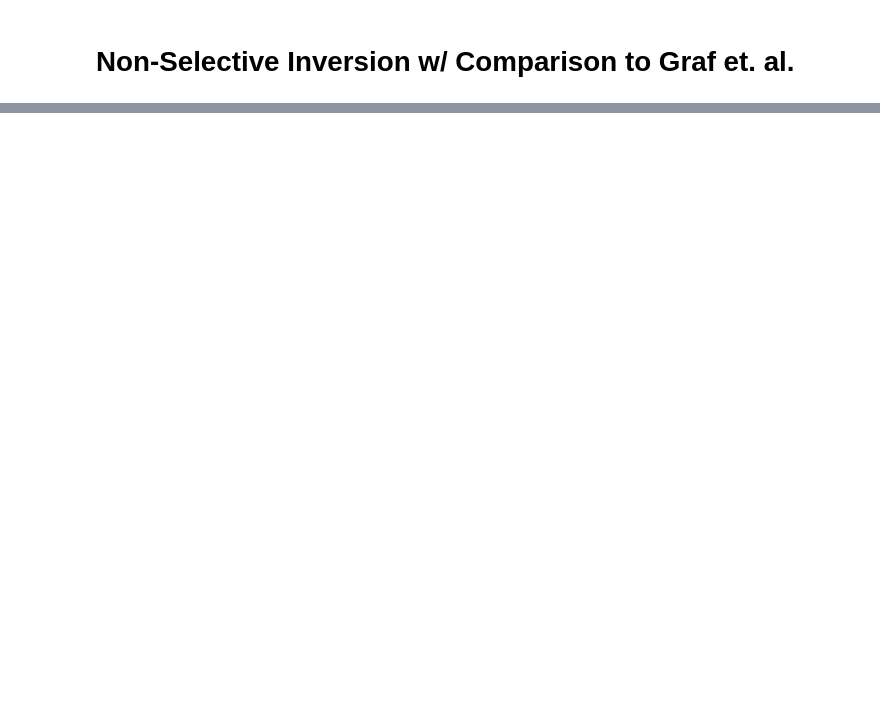
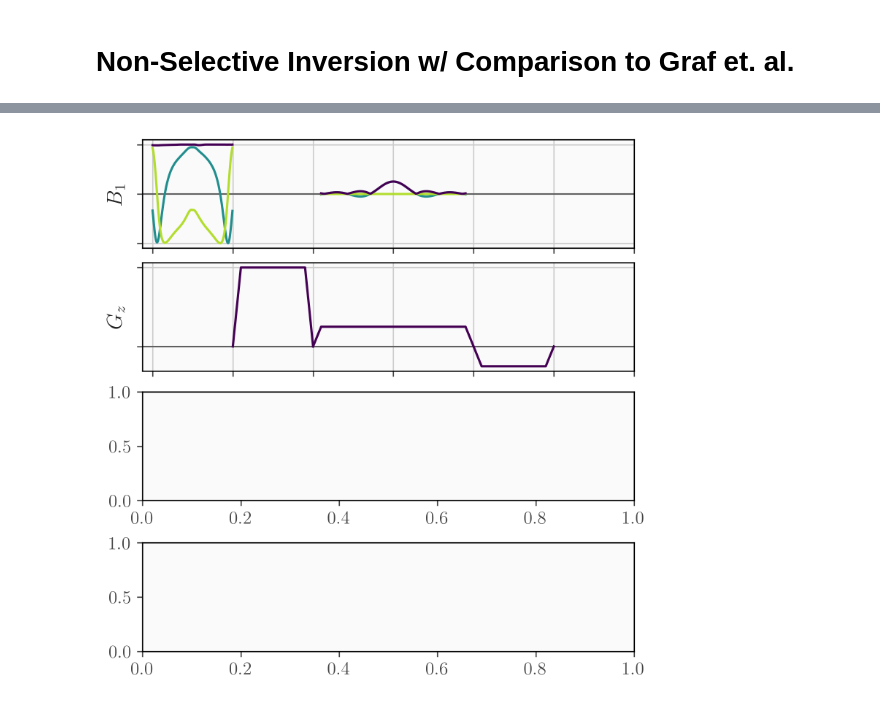
Before and after one commit to AdaptiveMRILab/constrained_inversion_mrm, a Jupyter notebook: plot_pulses.ipynb, the cells around one changed output, grey strips where cells are left out. Cells and saved outputs as stored; diff of their text form; code cells hidden in the pictures; blank space fills up the shorter version.

```diff
--- a/plot_pulses.ipynb
+++ b/plot_pulses.ipynb
@@ -252,0 +257,78 @@ with h5py.File(data_file,'r') as F:
+# %%
+data_dir = 'data/nonsel_20250313_163627'
+data_file = os.path.join(data_dir, 'eval_data.h5')
+p = 2
+with h5py.File(data_file,'r') as F:
+    rf = np.array(F['pulse_%i'%(p)], dtype=np.complex128)
+    # z = np.zeros((1,), dtype=rf.dtype)
+    # rf = np.concatenate([z, rf, z], axis=0)
+    tv = np.linspace(0, 1, rf.size, endpoint=False)
+
+x1 = [1, 1.1, 1.9, 2.0]
+y1 = [0, 1, 1, 0]
+
+x2 = [2, 2.1, 3.9, 4.0]
+y2 = [0, 0.25, 0.25, 0]
+
+x3 = [4.0, 4.1, 4.9, 5.0]
+y3 = [0, -0.25, -0.25, 0]
+
+nsincpoints = 100
+tvs = np.linspace(-np.pi, np.pi, nsincpoints)
+x_exc = np.linspace(x2[1], x2[2], nsincpoints)
+rf_exc = np.sinc(tvs) * 0.25 * np.max(np.abs(rf))
+
+xmin = -0.125
+xmax = 6
+axis_color = '#5f5f5f'
+
+fig,ax = plt.subplots(4, 1, figsize=(5,5), dpi=300, constrained_layout=True)
+
+ax[0].plot([xmin, xmax], [0,0], color=axis_color, linewidth=1)
+ax[0].plot(tv, np.real(rf), color=colors[1])
+ax[0].plot(tv, np.imag(rf), color=colors[2])
+ax[0].plot(tv, np.abs(rf), color=colors[0])
+ax[0].plot(x_exc, np.real(rf_exc), color=colors[1])
+ax[0].plot(x_exc, np.imag(rf_exc), color=colors[2])
+ax[0].plot(x_exc, np.abs(rf_exc), color=colors[0])
+# ax[0].set_xticks([])
+ax[0].set_xticklabels([])
+# ax[0].set_yticks([])
+ax[0].set_yticklabels([])
+ax[0].set_ylabel(r'$B_1$')
+ax[0].set_xlim(xmin, xmax)
+ax[0].grid()
+
+ax[1].plot([xmin, xmax], [0,0], color=axis_color, linewidth=1)
+ax[1].plot(x1, y1, color=colors[0])
+ax[1].plot(x2, y2, color=colors[0])
+ax[1].plot(x3, y3, color=colors[0])
+# ax[1].set_xticks([])
+ax[1].set_xticklabels([])
+# ax[1].set_yticks([])
+ax[1].set_yticklabels([])
+ax[1].set_ylabel(r'$G_z$')
+ax[1].set_xlim(xmin, xmax)
+ax[1].grid()
+
+npe = 16
+scales = np.linspace(-1, 1, npe)
+x_pe = x3
+y_pe = [0, 1, 1, 0]
+
+
+ax[2].plot([xmin, xmax], [0,0], color=axis_color, linewidth=1)
+for n in range(npe):
+    ax[1].plot(x3, y3, color=colors[0])
+ax[1].plot(x1, y1, color=colors[0])
+ax[1].plot(x2, y2, color=colors[0])
+
+# ax[1].set_xticks([])
+ax[1].set_xticklabels([])
+# ax[1].set_yticks([])
+ax[1].set_yticklabels([])
+ax[1].set_ylabel(r'$G_z$')
+ax[1].set_xlim(xmin, xmax)
+ax[1].grid()
+# %% [output]
+[figure, added]
```
Also changed, not shown: parts of 2 cells of this notebook, 2 other files.
